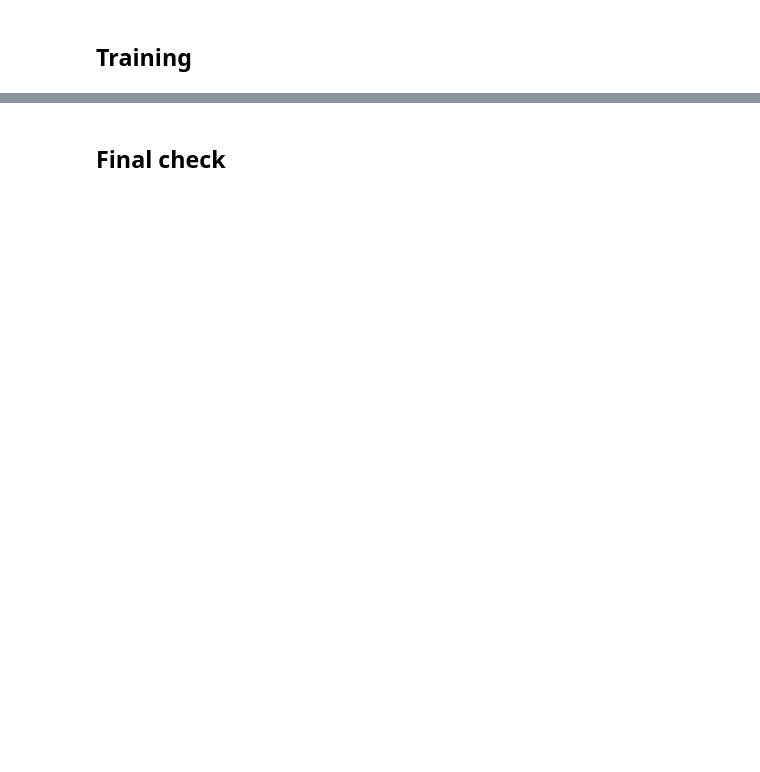
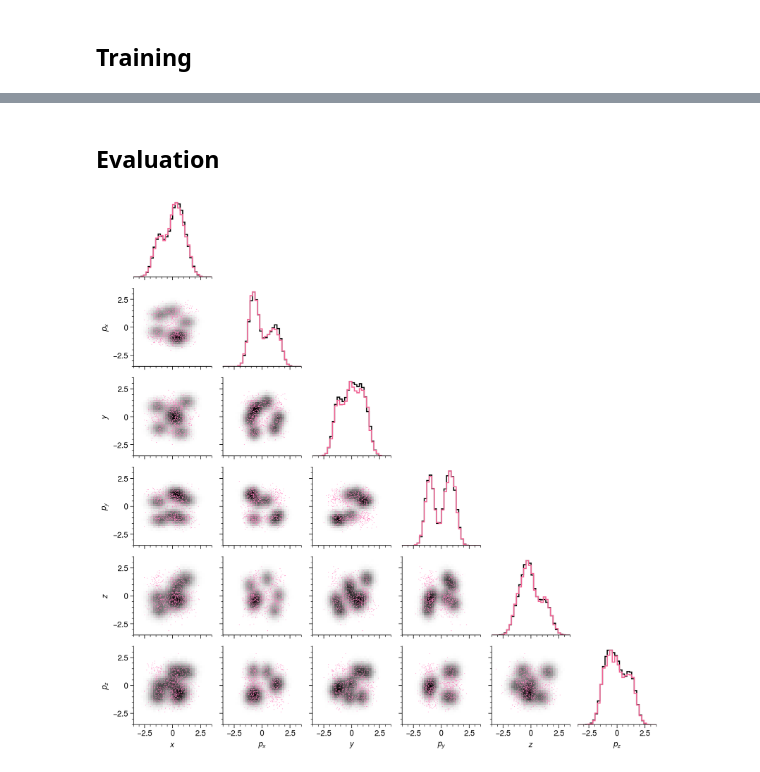
Before and after one commit to austin-hoover/ment, a Jupyter notebook: experiments/rec_nd_1d_marg_sample.ipynb, the cells around one changed output, grey strips where cells are left out. Saved outputs shown, nothing was run; the diff lists cells and outputs as text; code cells hidden in the pictures; blank space fills up the shorter version.

```diff
--- a/experiments/rec_nd_1d_marg_sample.ipynb
+++ b/experiments/rec_nd_1d_marg_sample.ipynb
@@ -82,6 +86,6 @@ for index, transform in enumerate(transforms):
 # %%
 sampler = "mcmc"
-n_samples = 500_000
+nsamp = 500_000
 burnin = 10_000
 
 if sampler == "grid":
@@ -111,15 +115,13 @@ prior = ment.GaussianPrior(ndim=ndim, scale=1.0)
 
 model = ment.MENT(
     ndim=ndim,
-    measurements=measurements,
+    projections=projections,
     transforms=transforms,
     diagnostics=diagnostics,
     prior=prior,
     interpolation_kws=dict(method="linear"),
-
     sampler=sampler,
-    n_samples=n_samples,
-
+    nsamp=nsamp,
     mode="sample",
     verbose=True,
 )
@@ -151,32 +203,36 @@ for epoch in range(n_epochs + 1):
 # %% [markdown]
-## Final check
+## Evaluation
 # %%
-x_pred = model.sample(500_000)
+X_pred = model.sample(100_000)
 # %%
 color = "pink"
 bins = 32
 
 grid = psv.CornerGrid(ndim, figwidth=(ndim * 1.5))
 grid.plot_points(
-    x_true,
+    X_true[: X_pred.shape[0], :],
     limits=(ndim * [(-xmax, xmax)]),
     bins=bins,
     mask=False,
     cmap="mono",
     diag_kws=dict(lw=1.25, color="black"),
 )
 grid.plot_points(
-    x_pred[:1_000],
+    X_pred,
+    limits=(ndim * [(-xmax, xmax)]),
+    bins=bins,
+    diag_kws=dict(lw=1.25, color="pink5"),
+    alpha=0.0,
+)
+grid.plot_points(
+    X_pred[:1000, :],
     diag=False,
     kind="scatter",
     c=color,
     s=0.5,
 )
-grid.plot_points(
-    x_pred[:],
-    diag_kws=dict(lw=1.25, color="pink5"),
-    bins=bins,
-    alpha=0.0,
-)
+grid.set_limits(ndim * [(-xmax, xmax)])
 grid.set_labels([r"$x$", r"$p_x$", r"$y$", r"$p_y$", r"$z$", r"$p_z$"])
 plt.show()
+# %% [output]
+[figure, added]
```
Also changed, not shown: parts of 12 cells of this notebook, 20 other files.
